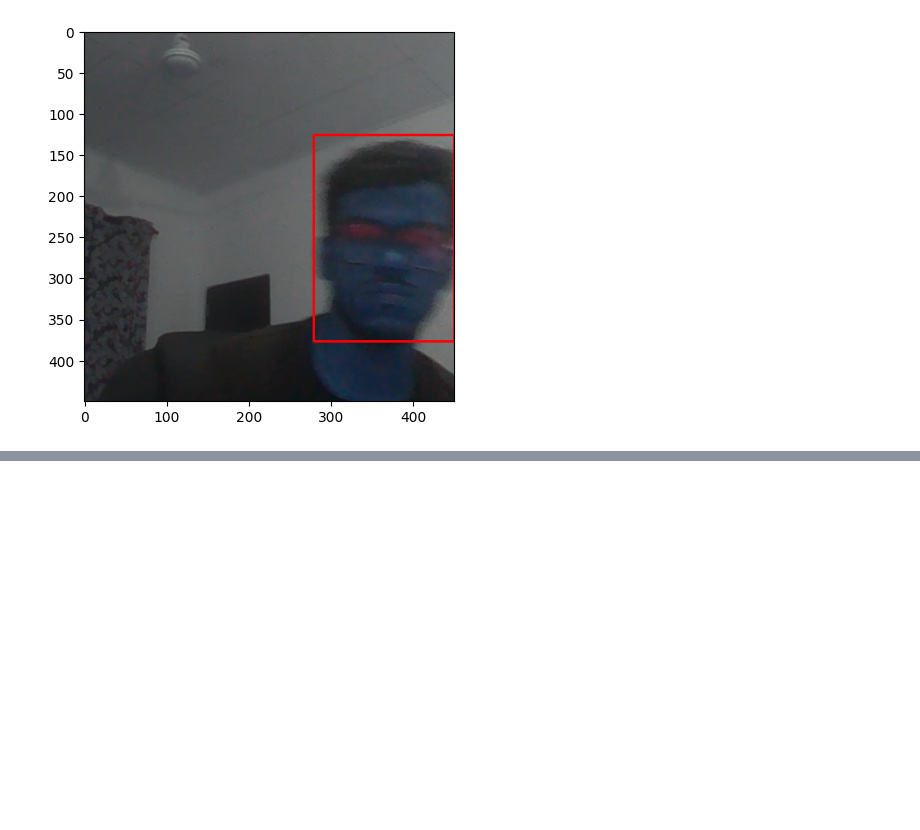
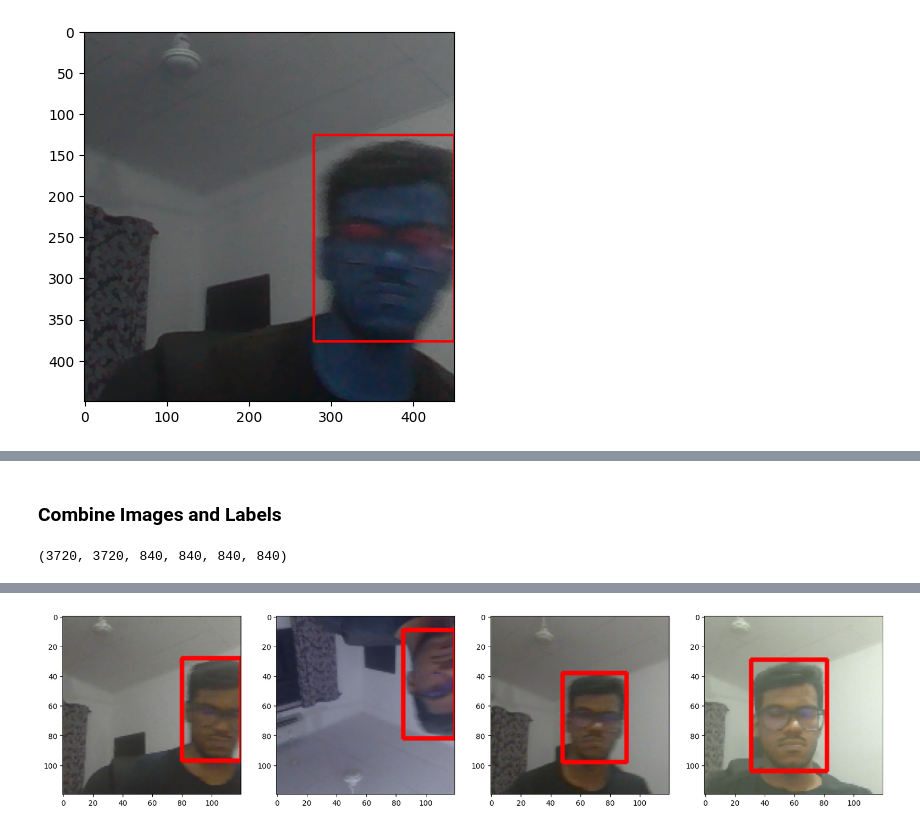
Before and after one commit to Isara-Li/Face_Recognition, a Jupyter notebook: FaceRec.ipynb, the cells around one changed output, grey strips where cells are left out. Saved outputs shown, nothing was run; the diff lists cells and outputs as text; code cells hidden in the pictures; blank space fills up the shorter version.

Commit message:
Finish data preprocessing

```diff
--- a/FaceRec.ipynb
+++ b/FaceRec.ipynb
@@ -255,0 +321,43 @@ plt.imshow(augmented['image'])
+# %%
+train_labels = tf.data.Dataset.list_files('aug_data\\train\\labels\\*.json', shuffle=False)
+train_labels = train_labels.map(lambda x: tf.py_function(load_labels, [x], [tf.uint8, tf.float16]))
+test_labels = tf.data.Dataset.list_files('aug_data\\test\\labels\\*.json', shuffle=False)
+test_labels = test_labels.map(lambda x: tf.py_function(load_labels, [x], [tf.uint8, tf.float16]))
+val_labels = tf.data.Dataset.list_files('aug_data\\val\\labels\\*.json', shuffle=False)
+val_labels = val_labels.map(lambda x: tf.py_function(load_labels, [x], [tf.uint8, tf.float16]))
+# %% [markdown]
+### Combine Images and Labels
+# %%
+len(train_images), len(train_labels), len(test_images), len(test_labels), len(val_images), len(val_labels)
+# %% [output]
+(3720, 3720, 840, 840, 840, 840)
+# %%
+train = tf.data.Dataset.zip((train_images, train_labels))
+train = train.shuffle(5000)
+train = train.batch(8)
+train = train.prefetch(4)
+test = tf.data.Dataset.zip((test_images, test_labels))
+test = test.shuffle(1300)
+test = test.batch(8)
+test = test.prefetch(4)
+val = tf.data.Dataset.zip((val_images, val_labels))
+val = val.shuffle(1000)
+val = val.batch(8)
+val = val.prefetch(4)
+# %%
+data_samples = train.as_numpy_iterator()
+# %%
+res = data_samples.next()
+# %%
+fig, ax = plt.subplots(ncols=4, figsize=(20,20))
+for idx in range(4):
+    sample_image = res[0][idx].copy()
+    sample_coords = res[1][1][idx]
+
+    cv2.rectangle(sample_image,
+                  tuple(np.multiply(sample_coords[:2], [120,120]).astype(int)),
+                  tuple(np.multiply(sample_coords[2:], [120,120]).astype(int)),
+                        (255,0,0), 2)
+
+    ax[idx].imshow(sample_image)
+# %% [output]
@@ -255,0 +368 @@ plt.imshow(augmented['image'])
+[figure, added]
```
Also changed, not shown: parts of 6 cells of this notebook.
